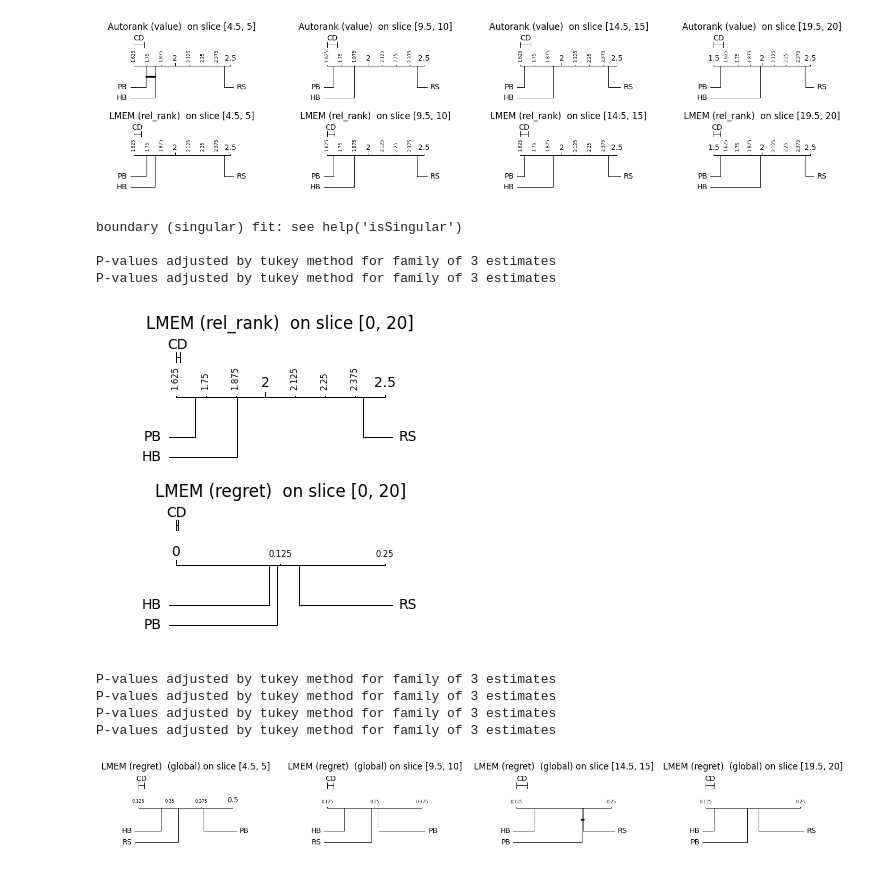
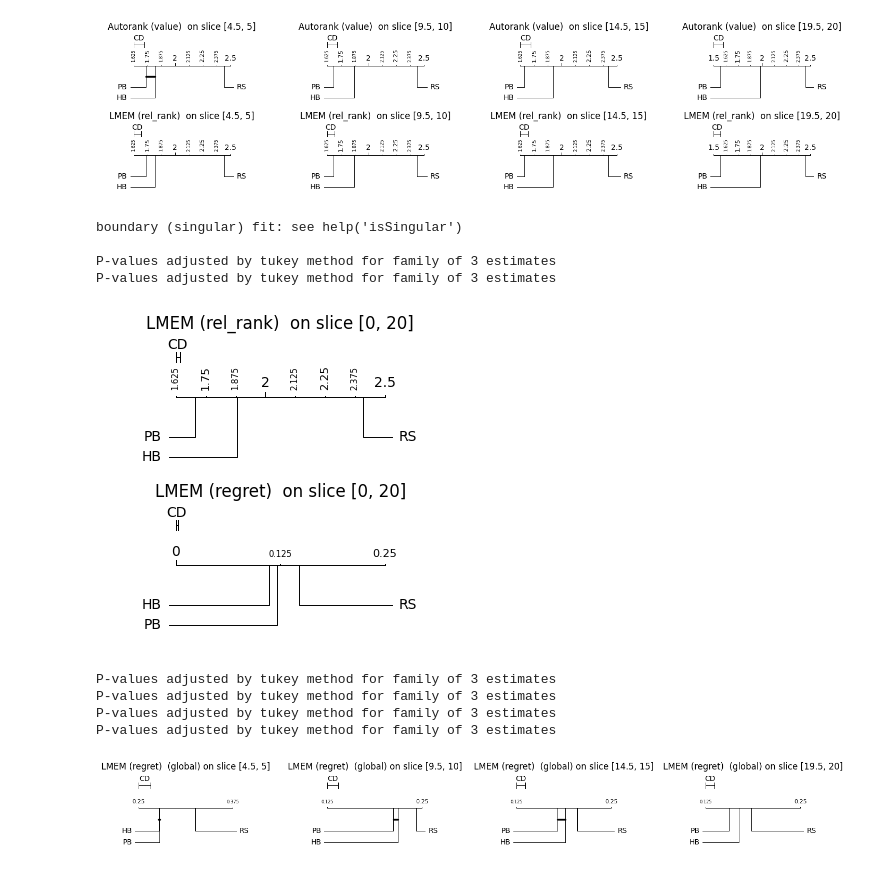
Before and after one commit to automl-private/significance_analysis, a Jupyter notebook: Thesis/5_rows.ipynb, the cells around one changed output. Cells and saved outputs as stored; diff of their text form; code cells hidden in the pictures.

```diff
--- a/Thesis/5_rows.ipynb
+++ b/Thesis/5_rows.ipynb
@@ -31,21 +31,21 @@ P-values adjusted by tukey method for family of 3 estimates
 # %%
 plot_2=bt_plot(slices=[[0,20]],rows=2,dataset=ds,algorithm_var=algorithm,budget_var=budget)
 plot_2.change_row(0,f"{algorithm}",globality=False,loss="rel_rank")
-plot_2.change_row(1,f"{algorithm}+{algorithm}:{budget}+(1|{benchmark})",globality=False,loss="regret")
+plot_2.change_row(1,f"{algorithm}+{budget}+{algorithm}:{budget}+(1|{benchmark})",globality=False,loss="regret")
 plot_2.show()
 # %% [output]
 boundary (singular) fit: see help('isSingular')
 
 P-values adjusted by tukey method for family of 3 estimates
 P-values adjusted by tukey method for family of 3 estimates
-[figure, old version]
+[figure, new version]
 # %%
 plot_3=bt_plot(slices=[[5],[10],[15],[20]],rows=1,dataset=ds,algorithm_var=algorithm,budget_var=budget)
-plot_3.change_row(0,f"{algorithm}+{budget}+{algorithm}:{budget}+(1|{benchmark})",globality=True,loss="regret")
+plot_3.change_row(0,f"{algorithm}+{budget}+(1|{benchmark})",globality=True,loss="regret")
 plot_3.show()
 # %% [output]
 P-values adjusted by tukey method for family of 3 estimates
 P-values adjusted by tukey method for family of 3 estimates
 P-values adjusted by tukey method for family of 3 estimates
 P-values adjusted by tukey method for family of 3 estimates
-[figure, old version]
+[figure, new version]
```
Also changed, not shown: 3 other files.
